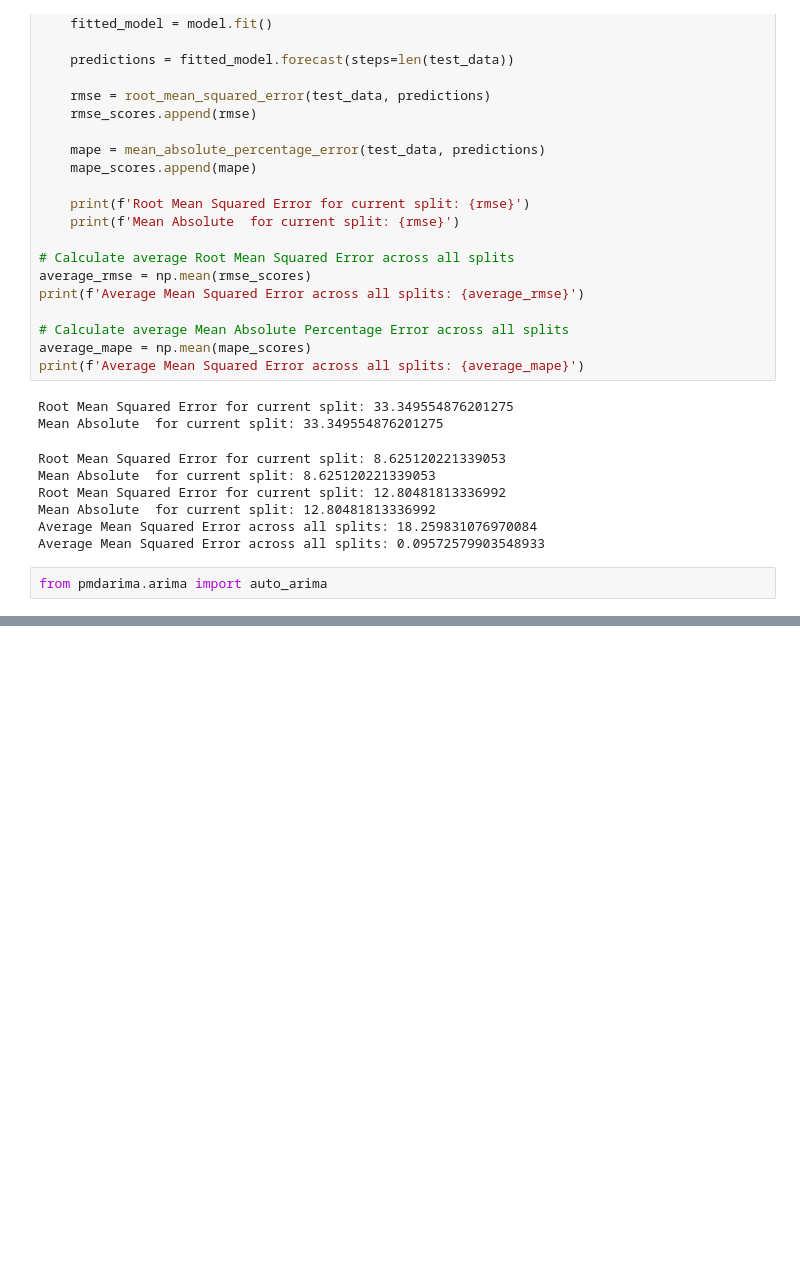
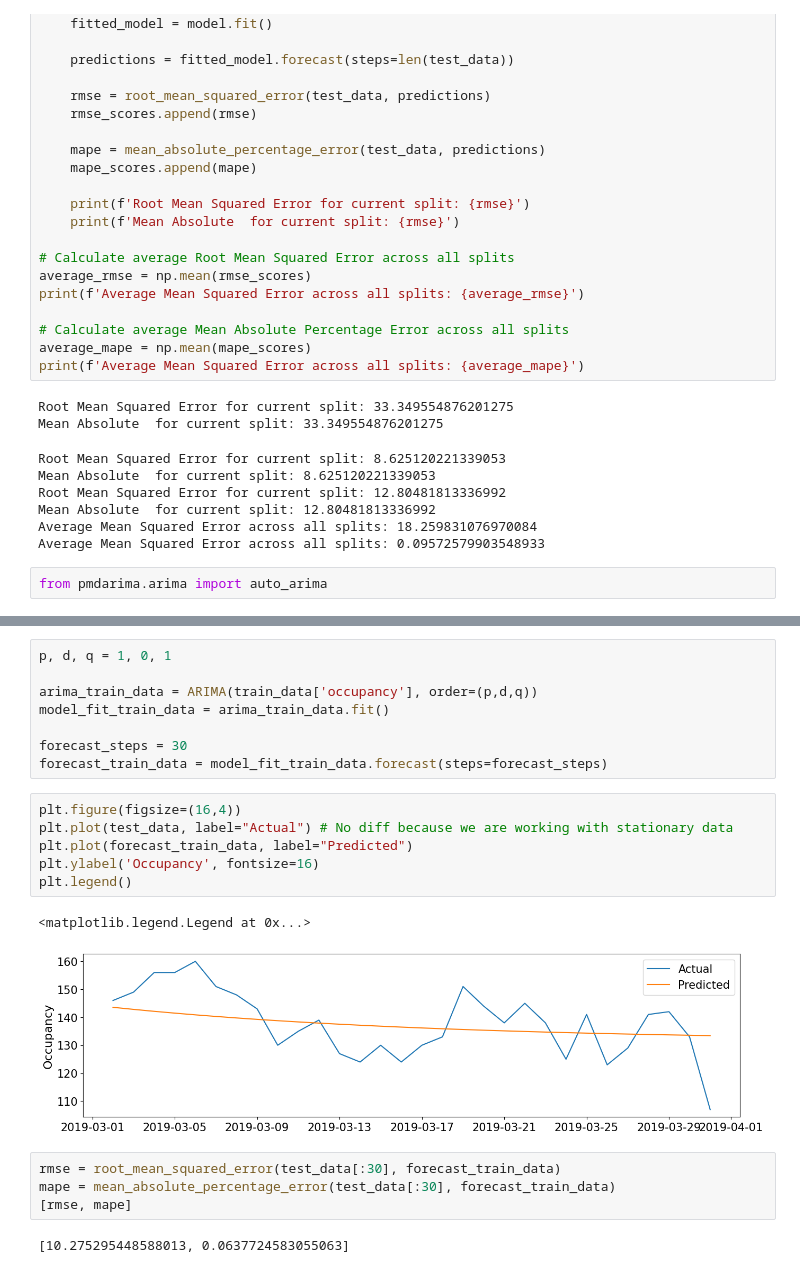
Before and after one commit to aaronbittel/intelligent-planning-of-care-staff, a Jupyter notebook: models/sarima/sarima_analysis.ipynb, the cells around one changed output, grey strips where cells are left out. Saved outputs shown, nothing was run; the diff lists cells and outputs as text; blank space fills up the shorter version.

```diff
--- a/models/sarima/sarima_analysis.ipynb
+++ b/models/sarima/sarima_analysis.ipynb
@@ -297,0 +311,23 @@ model = auto_arima(train, start_p=1, start_q=1,
+# %%
+p, d, q = 1, 0, 1
+
+arima_train_data = ARIMA(train_data['occupancy'], order=(p,d,q))
+model_fit_train_data = arima_train_data.fit()
+
+forecast_steps = 30
+forecast_train_data = model_fit_train_data.forecast(steps=forecast_steps)
+# %%
+plt.figure(figsize=(16,4))
+plt.plot(test_data, label="Actual") # No diff because we are working with stationary data
+plt.plot(forecast_train_data, label="Predicted")
+plt.ylabel('Occupancy', fontsize=16)
+plt.legend()
+# %% [output]
+<matplotlib.legend.Legend at 0x...>
+[figure, added]
+# %%
+rmse = root_mean_squared_error(test_data[:30], forecast_train_data)
+mape = mean_absolute_percentage_error(test_data[:30], forecast_train_data)
+[rmse, mape]
+# %% [output]
+[10.275295448588013, 0.0637724583055063]
```
Also changed, not shown: parts of 6 cells of this notebook, 1 other file.
